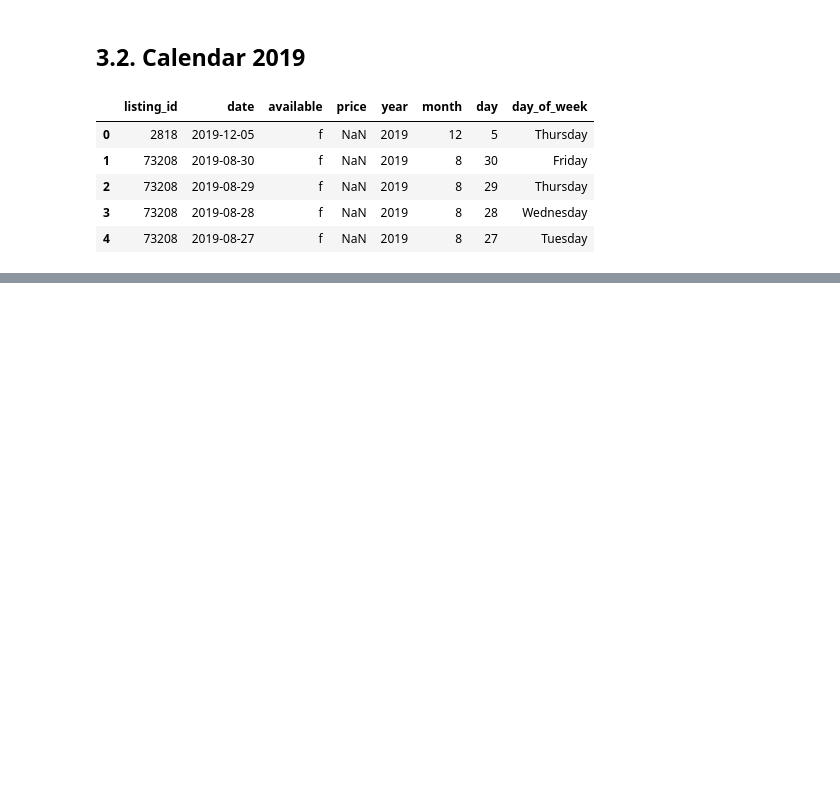
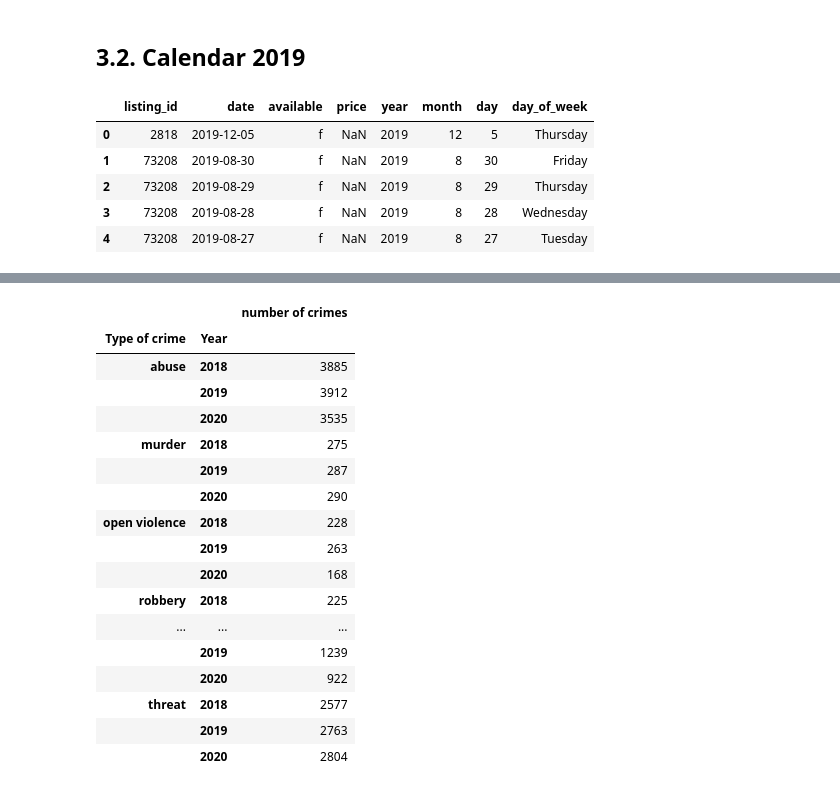
Before and after one commit to lauratll/Airbnb_Amsterdam_covid19, a Jupyter notebook: documentation/Exploring_the_data.ipynb, the cells around one changed output, grey strips where cells are left out. Cells and saved outputs as stored; diff of their text form; code cells hidden in the pictures; blank space fills up the shorter version.

```diff
--- a/documentation/Exploring_the_data.ipynb
+++ b/documentation/Exploring_the_data.ipynb
@@ -297,0 +385,24 @@ calendar_1218_1219.head()
+# %%
+district_crimes_ams =crimes_areas_ams.iloc[:126,:]
+#I see that the columns with district Amsterdam are slighlty the sum of all of them
+# %%
+district_crimes_ams.groupby(["Type of crime","Year"]).sum()
+# %% [output]
+|  |  | number of crimes |
+| Type of crime | Year |  |
+| abuse | 2018 | 3885 |
+|  | 2019 | 3912 |
+|  | 2020 | 3535 |
+| murder | 2018 | 275 |
+|  | 2019 | 287 |
+|  | 2020 | 290 |
+| open violence | 2018 | 228 |
+|  | 2019 | 263 |
+|  | 2020 | 168 |
+| robbery | 2018 | 225 |
+| ... | ... | ... |
+|  | 2019 | 1239 |
+|  | 2020 | 922 |
+| threat | 2018 | 2577 |
+|  | 2019 | 2763 |
+|  | 2020 | 2804 |
```
Also changed, not shown: parts of 14 cells of this notebook, 3 other files.
